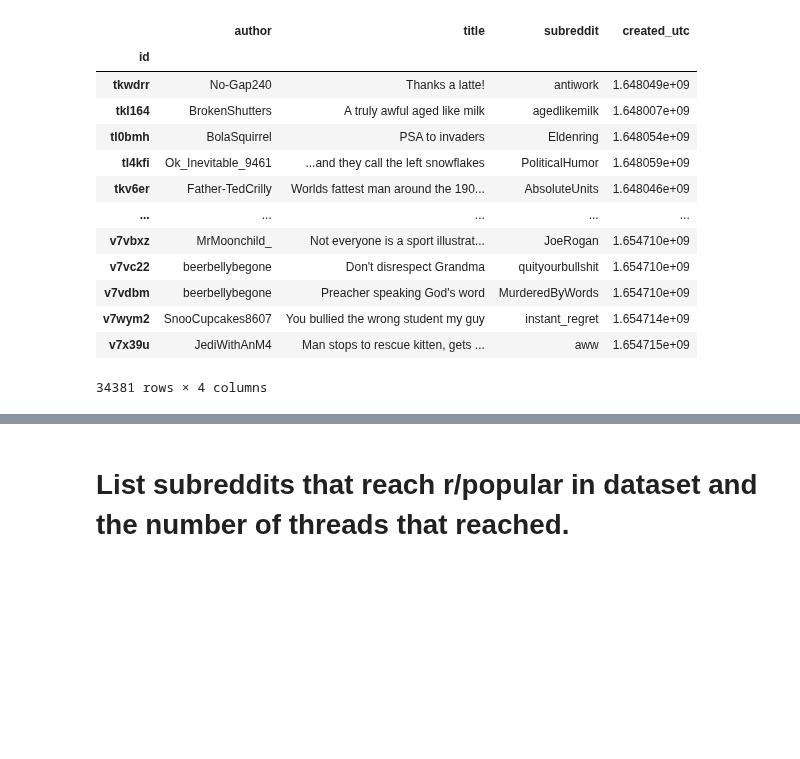
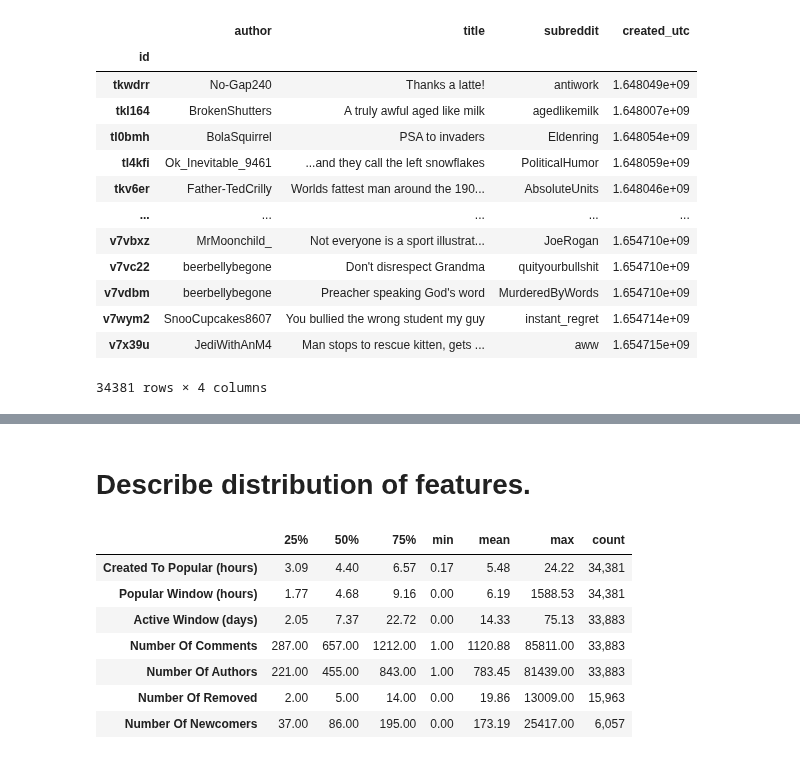
Before and after one commit to jackiec1998/resilient-communities, a Jupyter notebook: src/notebooks/static.ipynb, the cells around one changed output, grey strips where cells are left out. Saved outputs shown, nothing was run; the diff lists cells and outputs as text; code cells hidden in the pictures; blank space fills up the shorter version.

```diff
--- a/src/notebooks/static.ipynb
+++ b/src/notebooks/static.ipynb
@@ -108,3 +147,77 @@ display_popular_thread_coverage()
 | Newcomer | 6,057 | 0.18 |
-# %% [markdown]
-# List subreddits that reach r/popular in dataset and the number of threads that reached.
+# %% [markdown]
+# Describe distribution of features.
+# %%
+def describe_features(to_latex=False):
+
+    threads = get_popular_threads(columns=[
+        'created_to_popular',
+        'popular_window',
+        'active_window',
+        'num_removed',
+        'num_authors',
+        'num_comments',
+        'num_newcomers'
+    ])
+
+    table = pd.DataFrame()
+
+    hour = int(dt.timedelta(hours=1).total_seconds())
+    day = int(dt.timedelta(days=1).total_seconds())
+    week = int(dt.timedelta(days=7).total_seconds())
+
+    units = ['(hours)', '(hours)', '(days)', '', '', '', '']
+
+    table = table.append((threads['created_to_popular'] / hour).describe())
+    table = table.append((threads['popular_window'] / hour).describe())
+    table = table.append((threads['active_window'] / day).describe())
+    table = table.append((threads['num_comments']).describe())
+    table = table.append((threads['num_authors']).describe())
+    table = table.append((threads['num_removed'].describe()))
+    table = table.append((threads['num_newcomers'].describe()))
+
+    styles = {
+        field: '{:.2f}' for field in ['25%', '50%', '75%', 'min', 'mean', 'max']
+    }
+    styles['count'] = '{:,.0f}'
+
+    table.index = [indice.replace('_', ' ').replace('num', 'number of').title() + f' {unit}'
+                   for indice, unit in zip(table.index, units)]
+
+    if to_latex:
+
+        for column in table.columns:
+            if column == 'count':
+                table[column] = table[column].apply(lambda x: f'{x:,.0f}')
+            else:
+                table[column] = table[column].apply(lambda x: f'{x:.2f}')
+
+        latex_table = table[['25%', '50%', '75%', 'min', 'mean', 'max', 'count']] \
+            .to_latex(bold_rows=True, column_format='lrrrrrrr')
+
+        for column in table.columns:
+            if '%' in column:
+                column = column.replace('%', '\%')
+
+            latex_table = latex_table.replace(column, f'\\textbf{{{column.title()}}}')
+
+        for rule in ['\\toprule', '\\midrule', '\\bottomrule']:
+            latex_table = latex_table.replace(rule, '\hline')
+
+        print(latex_table)
+
+        return
+
+    return table[['25%', '50%', '75%', 'min', 'mean', 'max', 'count']] \
+        .style.format(styles)
+
+describe_features(to_latex=False)
+# %% [output]
+|  | 25% | 50% | 75% | min | mean | max | count |
+| Created To Popular (hours) | 3.09 | 4.40 | 6.57 | 0.17 | 5.48 | 24.22 | 34,381 |
+| Popular Window (hours) | 1.77 | 4.68 | 9.16 | 0.00 | 6.19 | 1588.53 | 34,381 |
+| Active Window (days) | 2.05 | 7.37 | 22.72 | 0.00 | 14.33 | 75.13 | 33,883 |
+| Number Of Comments | 287.00 | 657.00 | 1212.00 | 1.00 | 1120.88 | 85811.00 | 33,883 |
+| Number Of Authors | 221.00 | 455.00 | 843.00 | 1.00 | 783.45 | 81439.00 | 33,883 |
+| Number Of Removed | 2.00 | 5.00 | 14.00 | 0.00 | 19.86 | 13009.00 | 15,963 |
+| Number Of Newcomers | 37.00 | 86.00 | 195.00 | 0.00 | 173.19 | 25417.00 | 6,057 |
```
Also changed, not shown: parts of 20 cells of this notebook, 12 other files.
